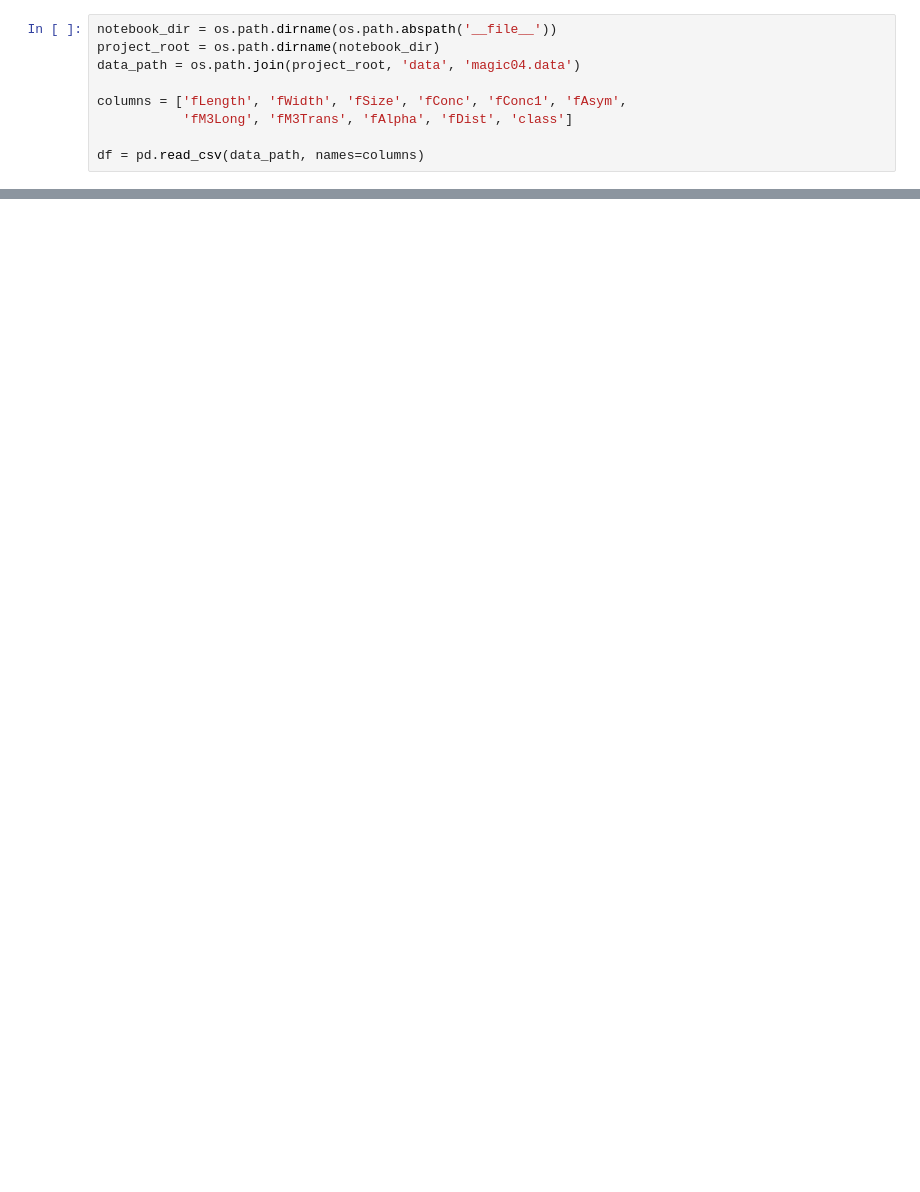
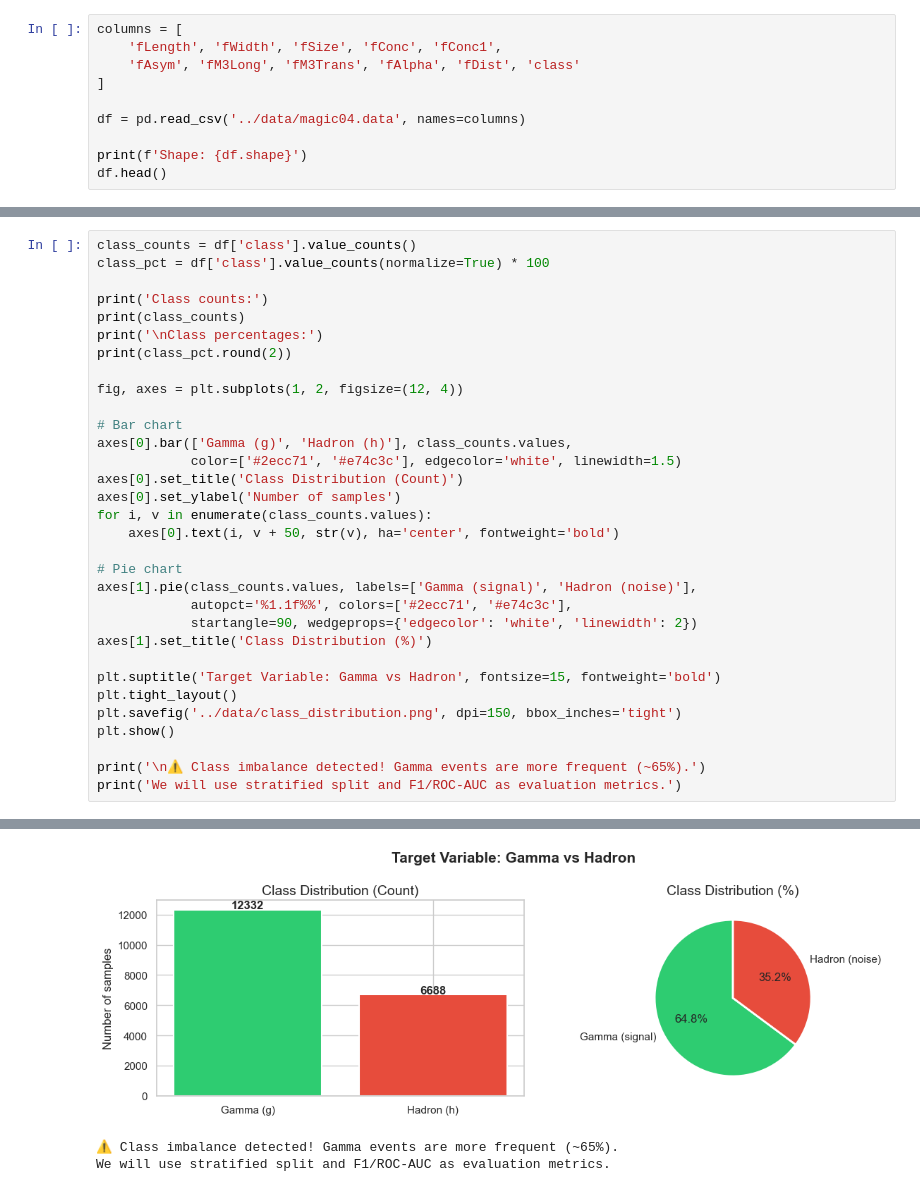
Before and after one commit to KamilaAkhmetova/ml-project, a Jupyter notebook: notebooks/01_EDA.ipynb, the cells around one changed output, grey strips where cells are left out. Saved outputs shown, nothing was run; the diff lists cells and outputs as text; blank space fills up the shorter version.

```diff
--- a/notebooks/01_EDA.ipynb
+++ b/notebooks/01_EDA.ipynb
@@ -11,9 +23,10 @@ from sklearn.metrics import classification_report, roc_auc_score, roc_curve, con
 # %%
-notebook_dir = os.path.dirname(os.path.abspath('__file__'))
-project_root = os.path.dirname(notebook_dir)
-data_path = os.path.join(project_root, 'data', 'magic04.data')
+columns = [
+    'fLength', 'fWidth', 'fSize', 'fConc', 'fConc1',
+    'fAsym', 'fM3Long', 'fM3Trans', 'fAlpha', 'fDist', 'class'
+]
 
-columns = ['fLength', 'fWidth', 'fSize', 'fConc', 'fConc1', 'fAsym',
-           'fM3Long', 'fM3Trans', 'fAlpha', 'fDist', 'class']
+df = pd.read_csv('../data/magic04.data', names=columns)
 
-df = pd.read_csv(data_path, names=columns)
+print(f'Shape: {df.shape}')
+df.head()
@@ -54,0 +96,33 @@ LogisticRegression(class_weight='balanced')
+# %%
+class_counts = df['class'].value_counts()
+class_pct = df['class'].value_counts(normalize=True) * 100
+
+print('Class counts:')
+print(class_counts)
+print('\nClass percentages:')
+print(class_pct.round(2))
+
+fig, axes = plt.subplots(1, 2, figsize=(12, 4))
+
+# Bar chart
+axes[0].bar(['Gamma (g)', 'Hadron (h)'], class_counts.values,
+            color=['#2ecc71', '#e74c3c'], edgecolor='white', linewidth=1.5)
+axes[0].set_title('Class Distribution (Count)')
+axes[0].set_ylabel('Number of samples')
+for i, v in enumerate(class_counts.values):
+    axes[0].text(i, v + 50, str(v), ha='center', fontweight='bold')
+
+# Pie chart
+axes[1].pie(class_counts.values, labels=['Gamma (signal)', 'Hadron (noise)'],
+            autopct='%1.1f%%', colors=['#2ecc71', '#e74c3c'],
+            startangle=90, wedgeprops={'edgecolor': 'white', 'linewidth': 2})
+axes[1].set_title('Class Distribution (%)')
+
+plt.suptitle('Target Variable: Gamma vs Hadron', fontsize=15, fontweight='bold')
+plt.tight_layout()
+plt.savefig('../data/class_distribution.png', dpi=150, bbox_inches='tight')
+plt.show()
+
+print('\n⚠️ Class imbalance detected! Gamma events are more frequent (~65%).')
+print('We will use stratified split and F1/ROC-AUC as evaluation metrics.')
+# %% [output]
@@ -54,0 +140,3 @@ LogisticRegression(class_weight='balanced')
+[figure, added]
+⚠️ Class imbalance detected! Gamma events are more frequent (~65%).
+We will use stratified split and F1/ROC-AUC as evaluation metrics.
```
Also changed, not shown: parts of 30 cells of this notebook, 6 other files.
